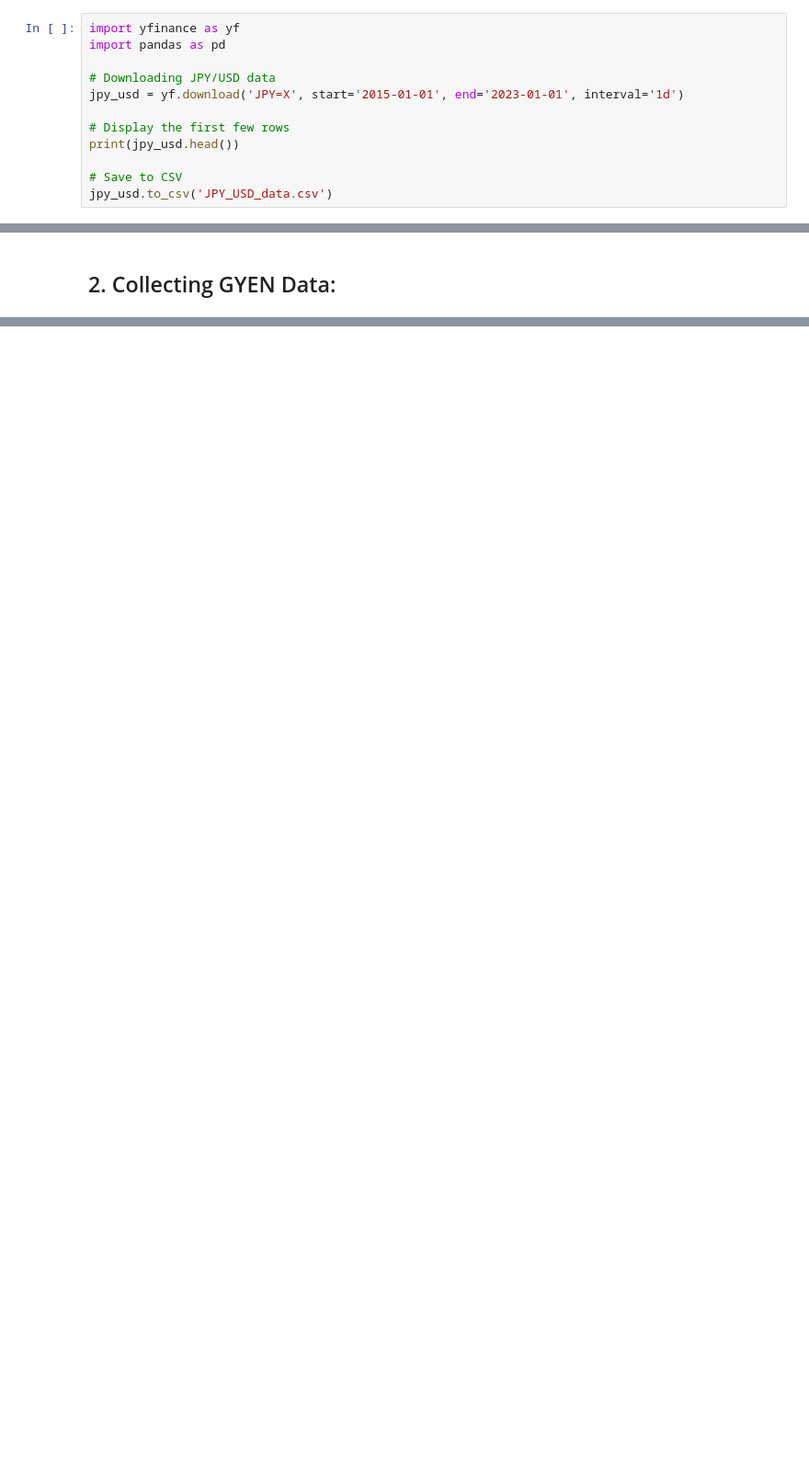
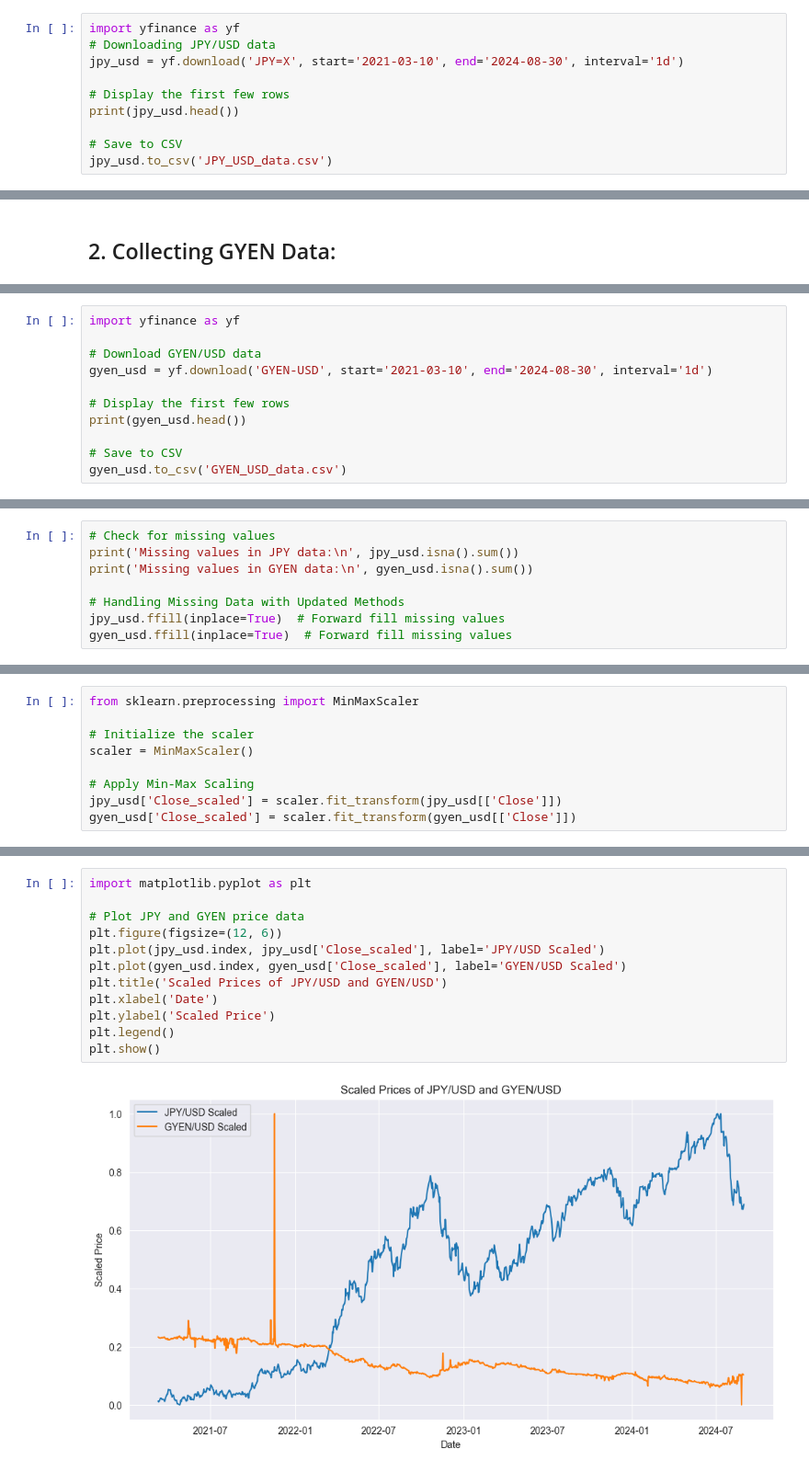
Before and after one commit to joodevs/algo-trader, a Jupyter notebook: gyen-yen-analysis.ipynb, the cells around one changed output, grey strips where cells are left out. Shown at 92% size. Cells and saved outputs as stored; diff of their text form; blank space fills up the shorter version.

Commit message:
Import and Process Data

```diff
--- a/gyen-yen-analysis.ipynb
+++ b/gyen-yen-analysis.ipynb
@@ -4,10 +4,8 @@
 ## 1. Collecting YEN Data:
 # %%
 import yfinance as yf
-import pandas as pd
-
 # Downloading JPY/USD data
-jpy_usd = yf.download('JPY=X', start='2015-01-01', end='2023-01-01', interval='1d')
+jpy_usd = yf.download('JPY=X', start='2021-03-10', end='2024-08-30', interval='1d')
 
 # Display the first few rows
 print(jpy_usd.head())
@@ -77,0 +26,11 @@ gyen_usd_df.to_csv('GYEN_USD_data.csv')
+# %%
+import yfinance as yf
+
+# Download GYEN/USD data
+gyen_usd = yf.download('GYEN-USD', start='2021-03-10', end='2024-08-30', interval='1d')
+
+# Display the first few rows
+print(gyen_usd.head())
+
+# Save to CSV
+gyen_usd.to_csv('GYEN_USD_data.csv')
@@ -77,0 +50,8 @@ gyen_usd_df.to_csv('GYEN_USD_data.csv')
+# %%
+# Check for missing values
+print('Missing values in JPY data:\n', jpy_usd.isna().sum())
+print('Missing values in GYEN data:\n', gyen_usd.isna().sum())
+
+# Handling Missing Data with Updated Methods
+jpy_usd.ffill(inplace=True)  # Forward fill missing values
+gyen_usd.ffill(inplace=True)  # Forward fill missing values
@@ -77,0 +77,9 @@ gyen_usd_df.to_csv('GYEN_USD_data.csv')
+# %%
+from sklearn.preprocessing import MinMaxScaler
+
+# Initialize the scaler
+scaler = MinMaxScaler()
+
+# Apply Min-Max Scaling
+jpy_usd['Close_scaled'] = scaler.fit_transform(jpy_usd[['Close']])
+gyen_usd['Close_scaled'] = scaler.fit_transform(gyen_usd[['Close']])
@@ -77,0 +104,14 @@ gyen_usd_df.to_csv('GYEN_USD_data.csv')
+# %%
+import matplotlib.pyplot as plt
+
+# Plot JPY and GYEN price data
+plt.figure(figsize=(12, 6))
+plt.plot(jpy_usd.index, jpy_usd['Close_scaled'], label='JPY/USD Scaled')
+plt.plot(gyen_usd.index, gyen_usd['Close_scaled'], label='GYEN/USD Scaled')
+plt.title('Scaled Prices of JPY/USD and GYEN/USD')
+plt.xlabel('Date')
+plt.ylabel('Scaled Price')
+plt.legend()
+plt.show()
+# %% [output]
+[figure, added]
```
Also changed, not shown: parts of 14 cells of this notebook, 4 other files.
